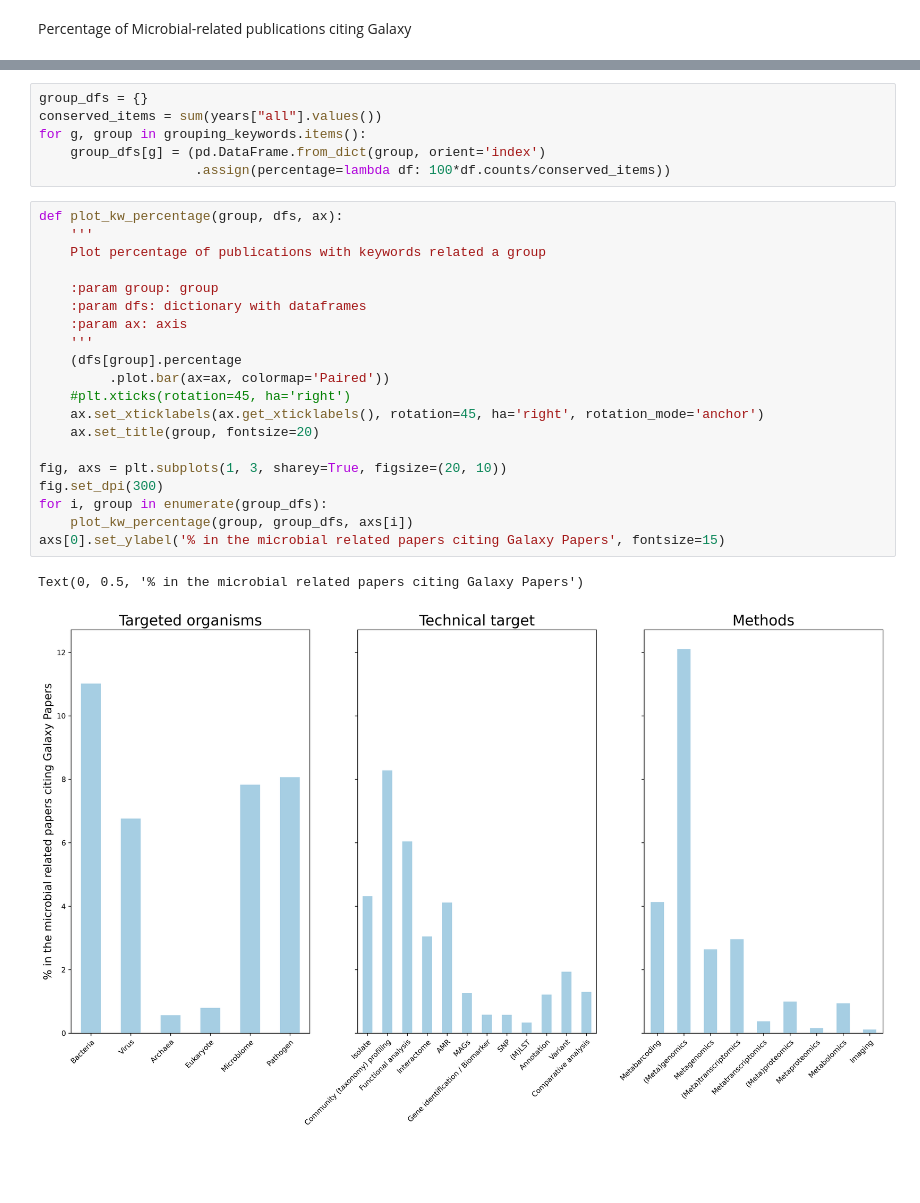
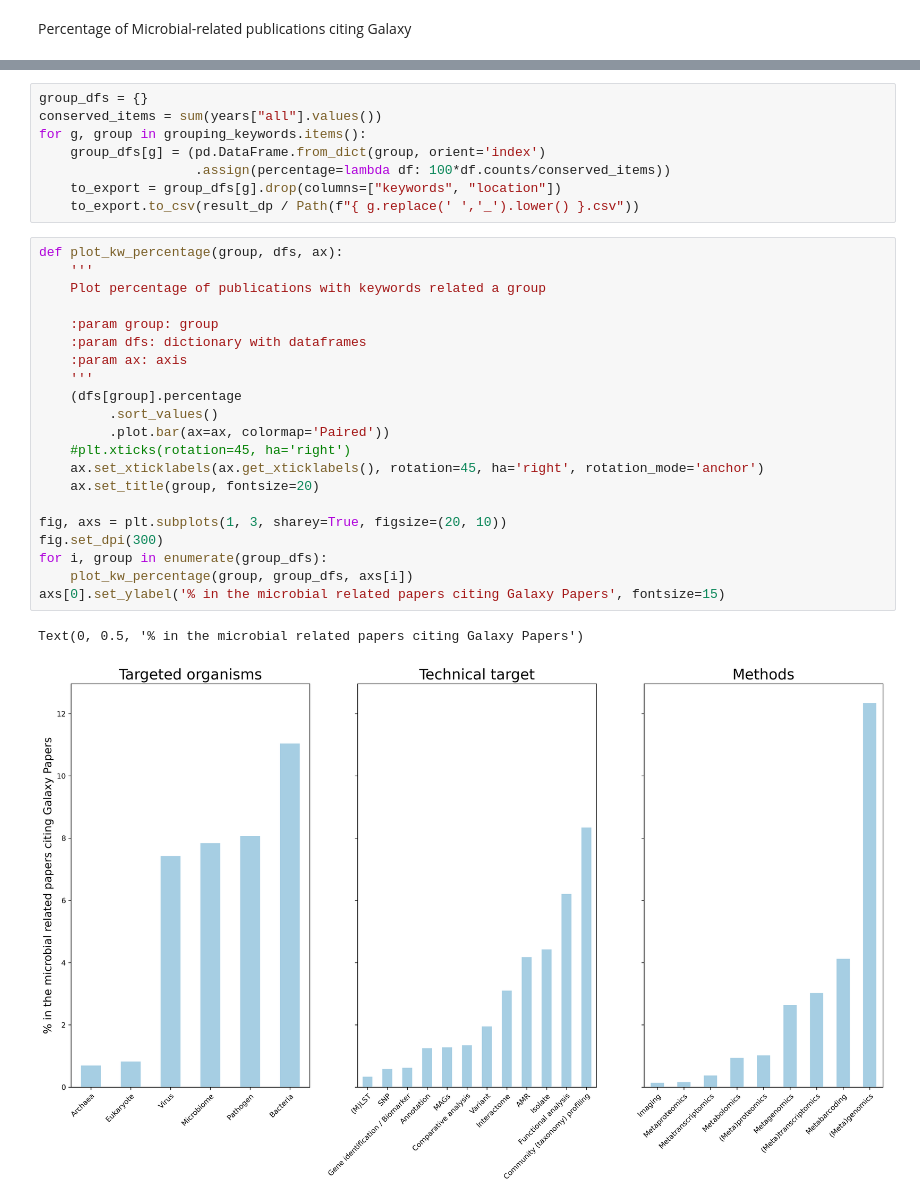
Before and after one commit to usegalaxy-eu/microgalaxy_paper_2025, a Jupyter notebook: bin/explore_publications.ipynb, the cells around one changed output, grey strips where cells are left out. Saved outputs shown, nothing was run; the diff lists cells and outputs as text; blank space fills up the shorter version.

```diff
--- a/bin/explore_publications.ipynb
+++ b/bin/explore_publications.ipynb
@@ -547,29 +562,32 @@ Percentage of Microbial-related publications citing Galaxy
-# %%
-group_dfs = {}
-conserved_items = sum(years["all"].values())
-for g, group in grouping_keywords.items():
-    group_dfs[g] = (pd.DataFrame.from_dict(group, orient='index')
-                    .assign(percentage=lambda df: 100*df.counts/conserved_items))
-# %%
-def plot_kw_percentage(group, dfs, ax):
-    '''
-    Plot percentage of publications with keywords related a group
-
-    :param group: group
-    :param dfs: dictionary with dataframes
-    :param ax: axis
-    '''
-    (dfs[group].percentage
-         .plot.bar(ax=ax, colormap='Paired'))
-    #plt.xticks(rotation=45, ha='right')
-    ax.set_xticklabels(ax.get_xticklabels(), rotation=45, ha='right', rotation_mode='anchor')
-    ax.set_title(group, fontsize=20)
-
-fig, axs = plt.subplots(1, 3, sharey=True, figsize=(20, 10))
-fig.set_dpi(300)
-for i, group in enumerate(group_dfs):
-    plot_kw_percentage(group, group_dfs, axs[i])
-axs[0].set_ylabel('% in the microbial related papers citing Galaxy Papers', fontsize=15)
-# %% [output]
-Text(0, 0.5, '% in the microbial related papers citing Galaxy Papers')
-[figure, removed]
+# %%
+group_dfs = {}
+conserved_items = sum(years["all"].values())
+for g, group in grouping_keywords.items():
+    group_dfs[g] = (pd.DataFrame.from_dict(group, orient='index')
+                    .assign(percentage=lambda df: 100*df.counts/conserved_items))
+    to_export = group_dfs[g].drop(columns=["keywords", "location"])
+    to_export.to_csv(result_dp / Path(f"{ g.replace(' ','_').lower() }.csv"))
+# %%
+def plot_kw_percentage(group, dfs, ax):
+    '''
+    Plot percentage of publications with keywords related a group
+
+    :param group: group
+    :param dfs: dictionary with dataframes
+    :param ax: axis
+    '''
+    (dfs[group].percentage
+         .sort_values()
+         .plot.bar(ax=ax, colormap='Paired'))
+    #plt.xticks(rotation=45, ha='right')
+    ax.set_xticklabels(ax.get_xticklabels(), rotation=45, ha='right', rotation_mode='anchor')
+    ax.set_title(group, fontsize=20)
+
+fig, axs = plt.subplots(1, 3, sharey=True, figsize=(20, 10))
+fig.set_dpi(300)
+for i, group in enumerate(group_dfs):
+    plot_kw_percentage(group, group_dfs, axs[i])
+axs[0].set_ylabel('% in the microbial related papers citing Galaxy Papers', fontsize=15)
+# %% [output]
+Text(0, 0.5, '% in the microbial related papers citing Galaxy Papers')
+[figure, added]
```
Also changed, not shown: parts of 15 cells of this notebook, 4 other files.
